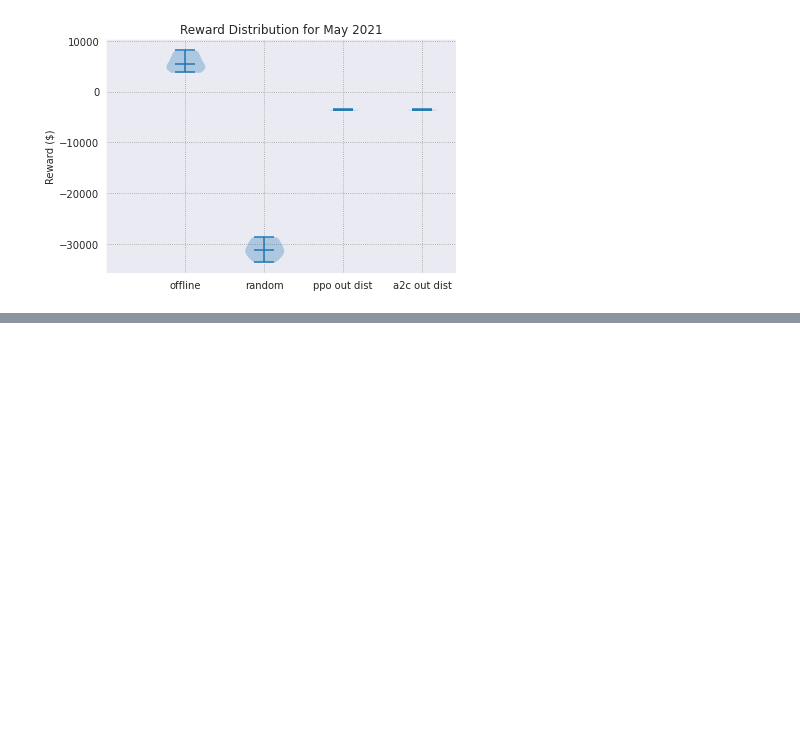
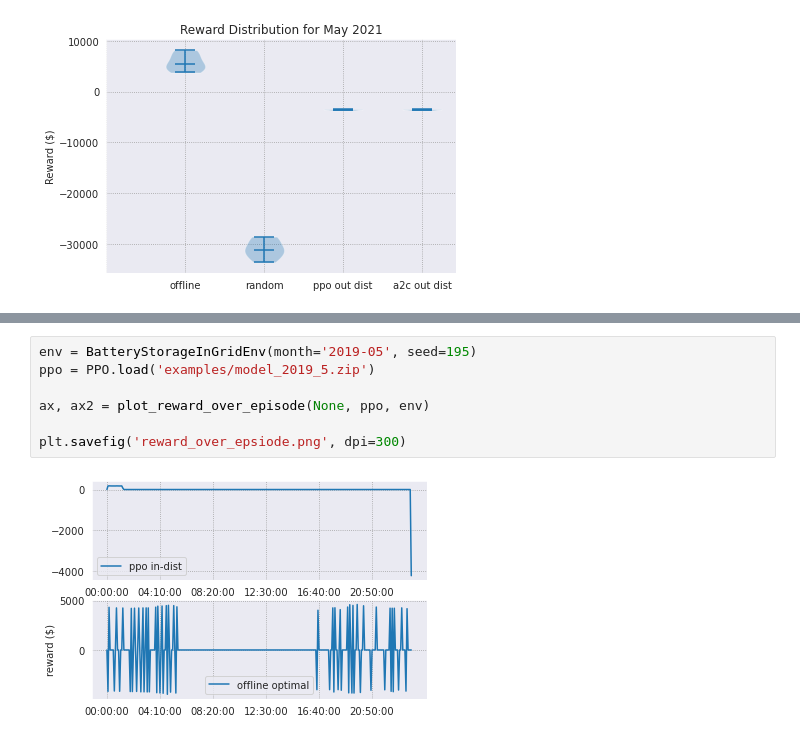
Before and after one commit to chrisyeh96/sustaingym, a Jupyter notebook: examples/model_analysis.ipynb, the cells around one changed output, grey strips where cells are left out. Drawn from its saved outputs; the diff is of its cells as text; blank space fills up the shorter version.

Commit message:
added reward plots

```diff
--- a/examples/model_analysis.ipynb
+++ b/examples/model_analysis.ipynb
@@ -84,0 +88,9 @@ plt.savefig('prices_and_soc_over_episode.png', dpi=300)
+# %%
+env = BatteryStorageInGridEnv(month='2019-05', seed=195)
+ppo = PPO.load('examples/model_2019_5.zip')
+
+ax, ax2 = plot_reward_over_episode(None, ppo, env)
+
+plt.savefig('reward_over_epsiode.png', dpi=300)
+# %% [output]
+[figure, added]
```
Also changed, not shown: parts of 3 cells of this notebook, 2 other files.
